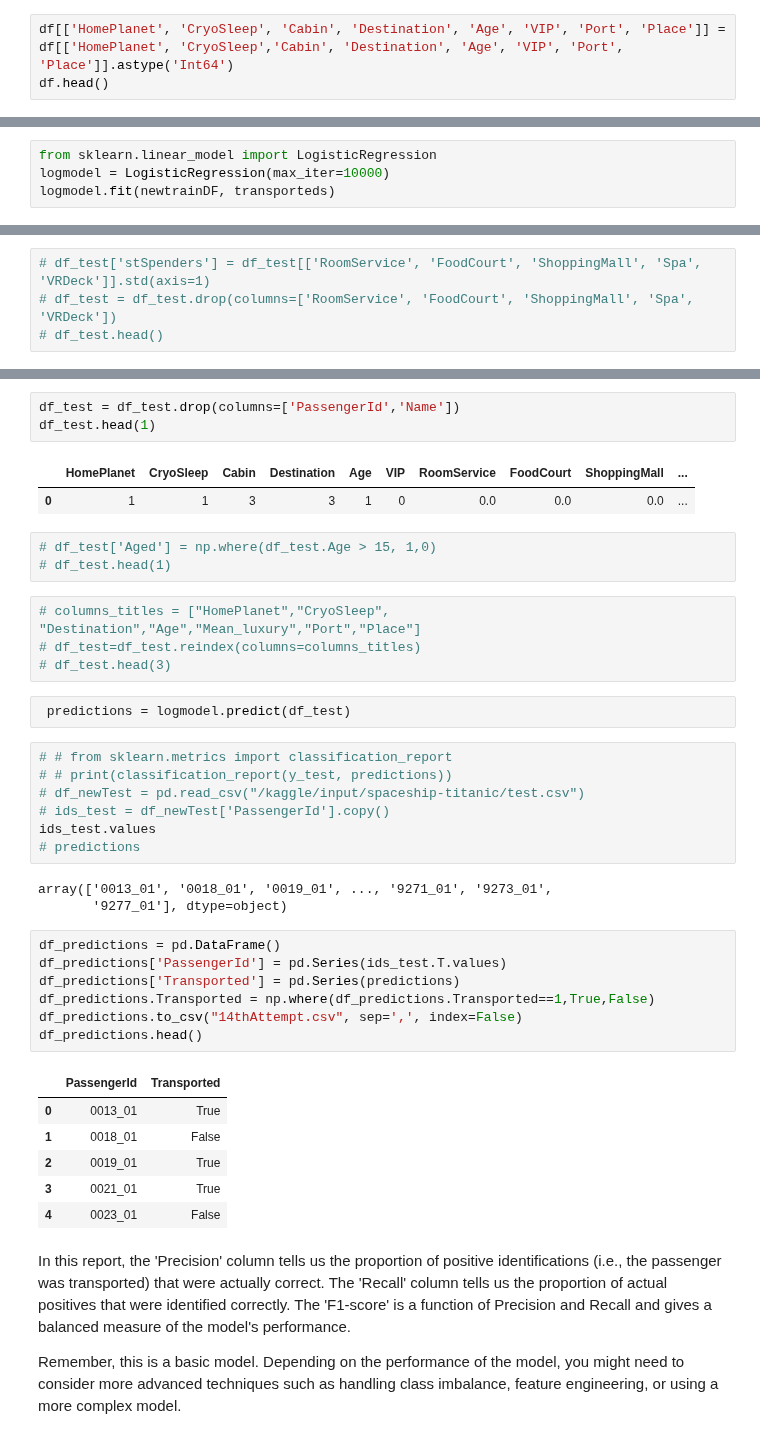
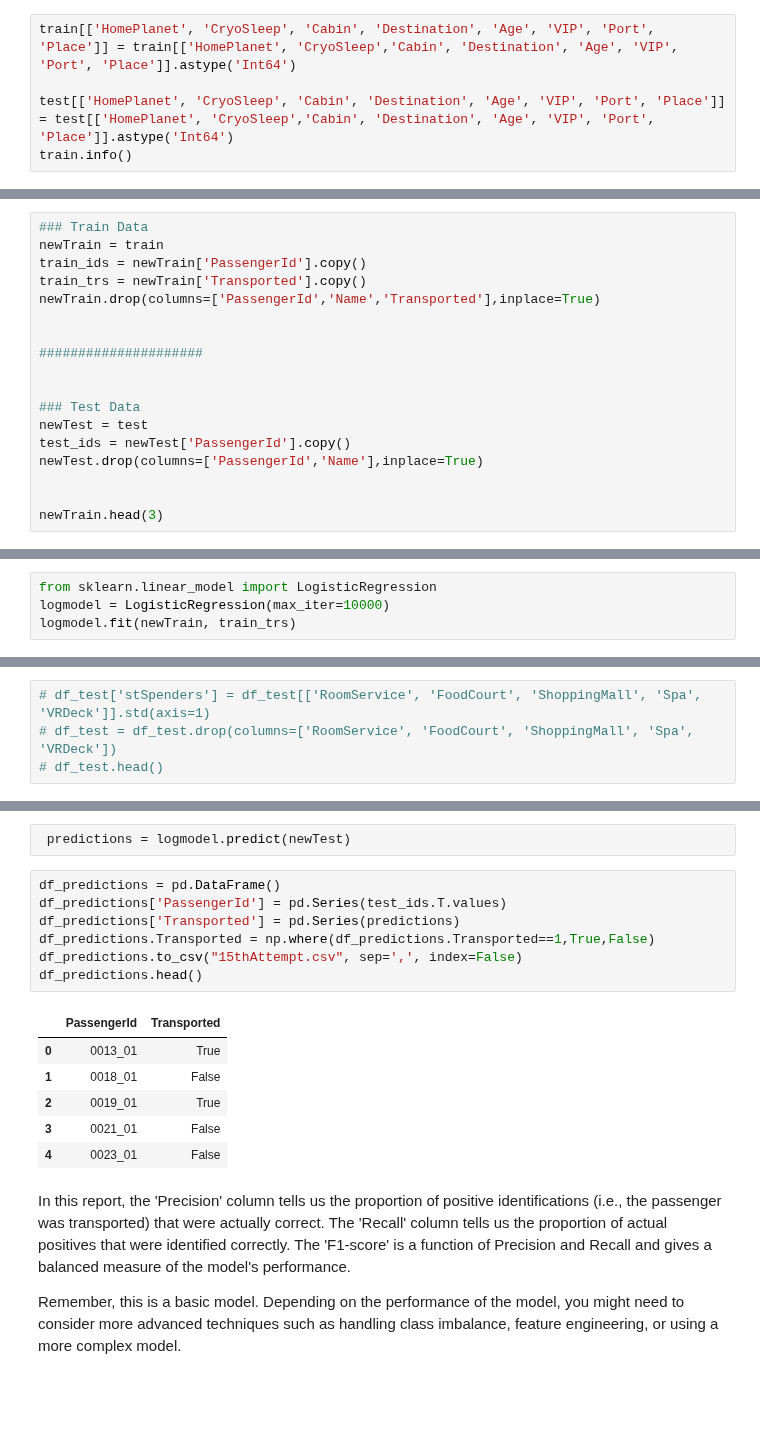
Before and after one commit to Sadeqsoli/SpaceTitanicSurvivors, a Jupyter notebook: spacetitanicsurvivors.ipynb, the cells around one changed output, grey strips where cells are left out. Drawn from its saved outputs; the diff is of its cells as text; blank space fills up the shorter version.

```diff
--- a/spacetitanicsurvivors.ipynb
+++ b/spacetitanicsurvivors.ipynb
@@ -166,4 +295,6 @@ df.head(3)
 # %%
-df[['HomePlanet', 'CryoSleep', 'Cabin', 'Destination', 'Age', 'VIP', 'Port', 'Place']] = df[['HomePlanet', 'CryoSleep','Cabin', 'Destination', 'Age', 'VIP', 'Port', 'Place']].astype('Int64')
-df.head()
+train[['HomePlanet', 'CryoSleep', 'Cabin', 'Destination', 'Age', 'VIP', 'Port', 'Place']] = train[['HomePlanet', 'CryoSleep','Cabin', 'Destination', 'Age', 'VIP', 'Port', 'Place']].astype('Int64')
+
+test[['HomePlanet', 'CryoSleep', 'Cabin', 'Destination', 'Age', 'VIP', 'Port', 'Place']] = test[['HomePlanet', 'CryoSleep','Cabin', 'Destination', 'Age', 'VIP', 'Port', 'Place']].astype('Int64')
+train.info()
 # %% [output]
@@ -286,0 +411,18 @@ newtrainDF.head(3)
+# %%
+### Train Data
+newTrain = train
+train_ids = newTrain['PassengerId'].copy()
+train_trs = newTrain['Transported'].copy()
+newTrain.drop(columns=['PassengerId','Name','Transported'],inplace=True)
+
+
+#####################
+
+
+### Test Data
+newTest = test
+test_ids = newTest['PassengerId'].copy()
+newTest.drop(columns=['PassengerId','Name'],inplace=True)
+
+
+newTrain.head(3)
@@ -313,6 +486,6 @@ memory usage: 1018.8 KB
 # %%
 from sklearn.linear_model import LogisticRegression
 logmodel = LogisticRegression(max_iter=10000)
-logmodel.fit(newtrainDF, transporteds)
+logmodel.fit(newTrain, train_trs)
 # %% [output]
 LogisticRegression(max_iter=10000)
@@ -475,41 +496,18 @@ df_test.head(3)
-# %%
-df_test = df_test.drop(columns=['PassengerId','Name'])
-df_test.head(1)
-# %% [output]
-|  | HomePlanet | CryoSleep | Cabin | Destination | Age | VIP | RoomService | FoodCourt | ShoppingMall | ... |
-| 0 | 1 | 1 | 3 | 3 | 1 | 0 | 0.0 | 0.0 | 0.0 | ... |
-# %%
-# df_test['Aged'] = np.where(df_test.Age > 15, 1,0)
-# df_test.head(1)
-# %%
-# columns_titles = ["HomePlanet","CryoSleep", "Destination","Age","Mean_luxury","Port","Place"]
-# df_test=df_test.reindex(columns=columns_titles)
-# df_test.head(3)
 # %%
- predictions = logmodel.predict(df_test)
+ predictions = logmodel.predict(newTest)
-# %%
-# # from sklearn.metrics import classification_report
-# # print(classification_report(y_test, predictions))
-# df_newTest = pd.read_csv("/kaggle/input/spaceship-titanic/test.csv")
-# ids_test = df_newTest['PassengerId'].copy()
-ids_test.values
-# predictions
-# %% [output]
-array(['0013_01', '0018_01', '0019_01', ..., '9271_01', '9273_01',
-       '9277_01'], dtype=object)
 # %%
 df_predictions = pd.DataFrame()
-df_predictions['PassengerId'] = pd.Series(ids_test.T.values)
+df_predictions['PassengerId'] = pd.Series(test_ids.T.values)
 df_predictions['Transported'] = pd.Series(predictions)
 df_predictions.Transported = np.where(df_predictions.Transported==1,True,False)
-df_predictions.to_csv("14thAttempt.csv", sep=',', index=False)
+df_predictions.to_csv("15thAttempt.csv", sep=',', index=False)
 df_predictions.head()
 # %% [output]
 |  | PassengerId | Transported |
 | 0 | 0013_01 | True |
 | 1 | 0018_01 | False |
 | 2 | 0019_01 | True |
-| 3 | 0021_01 | True |
+| 3 | 0021_01 | False |
 | 4 | 0023_01 | False |
 # %% [markdown]
 In this report, the 'Precision' column tells us the proportion of positive identifications (i.e., the passenger was transported) that were actually correct. The 'Recall' column tells us the proportion of actual positives that were identified correctly. The 'F1-score' is a function of Precision and Recall and gives a balanced measure of the model's performance.
```
Also changed, not shown: parts of 38 cells of this notebook.
